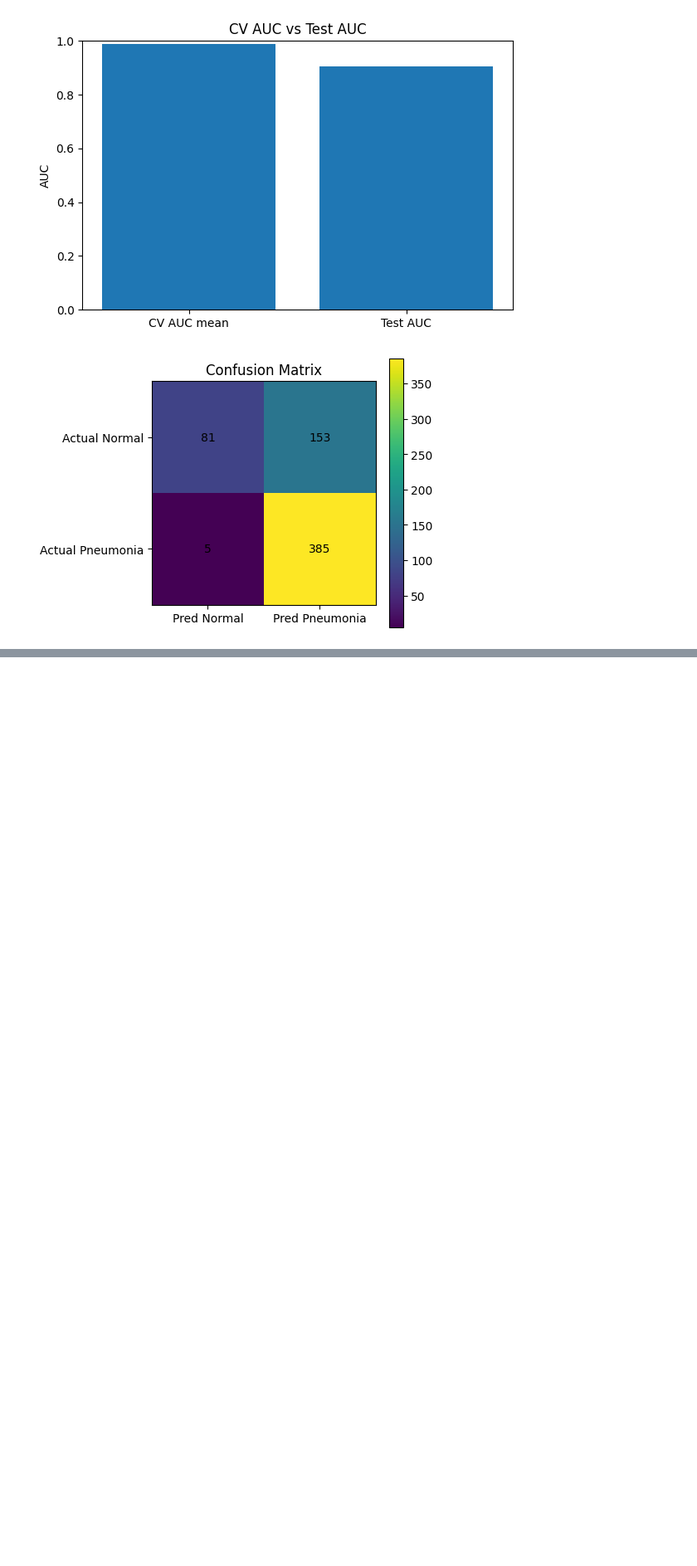
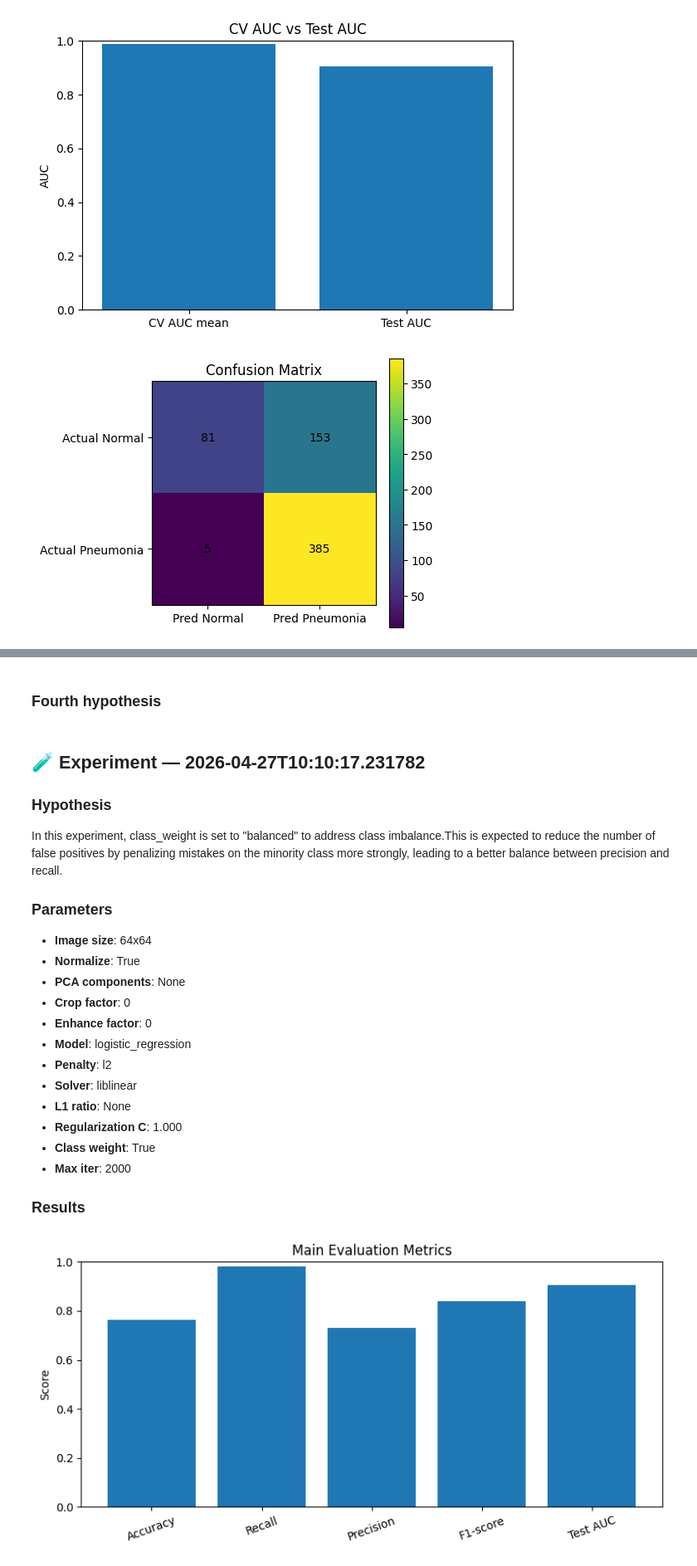
Before and after one commit to Nicolas-Dmb/t-dev-810, a Jupyter notebook: notebooks/logistic_reg.ipynb, the cells around one changed output, grey strips where cells are left out. Shown at 83% size. Saved outputs shown, nothing was run; the diff lists cells and outputs as text; code cells hidden in the pictures; blank space fills up the shorter version.

```diff
--- a/notebooks/logistic_reg.ipynb
+++ b/notebooks/logistic_reg.ipynb
@@ -369,0 +475,27 @@ first try to have result reference with default config
+# %% [markdown]
+### Fourth hypothesis
+# %%
+display_experiment_from_json("2026-04-27T10:10:17.231782")
+# %% [output]
+
+## 🧪 Experiment — 2026-04-27T10:10:17.231782
+
+### Hypothesis
+In this experiment, class_weight is set to "balanced" to address class imbalance.This is expected to reduce the number of false positives by penalizing mistakes on the minority class more strongly, leading to a better balance between precision and recall.
+
+### Parameters
+- **Image size**: 64x64
+- **Normalize**: True
+- **PCA components**: None
+- **Crop factor**: 0
+- **Enhance factor**: 0
+- **Model**: logistic_regression
+- **Penalty**: l2
+- **Solver**: liblinear
+- **L1 ratio**: None
+- **Regularization C**: 1.000
+- **Class weight**: True
+- **Max iter**: 2000
+
+### Results
+[figure, added]
```
Also changed, not shown: parts of 26 cells of this notebook, 4 other files.
